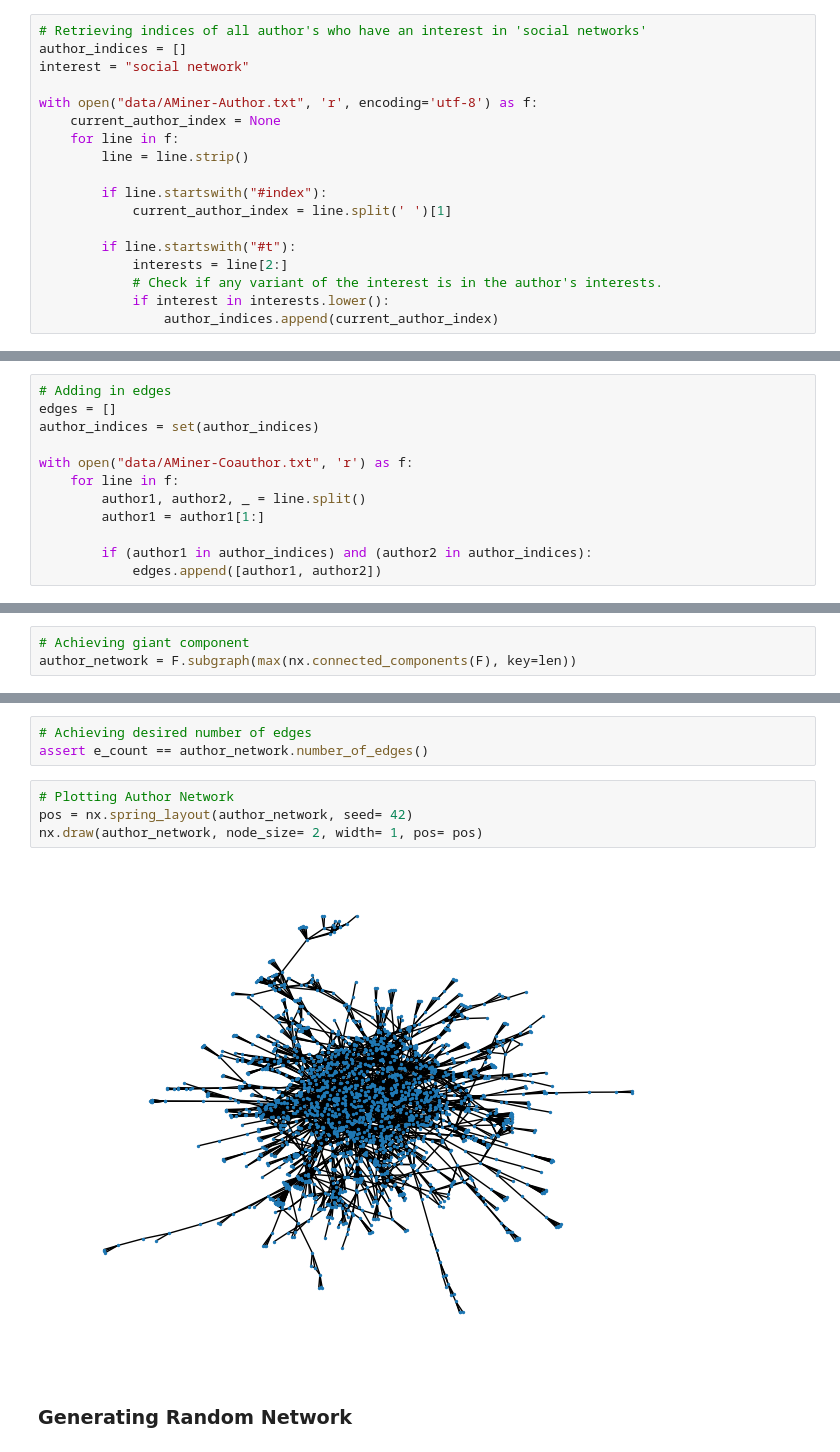
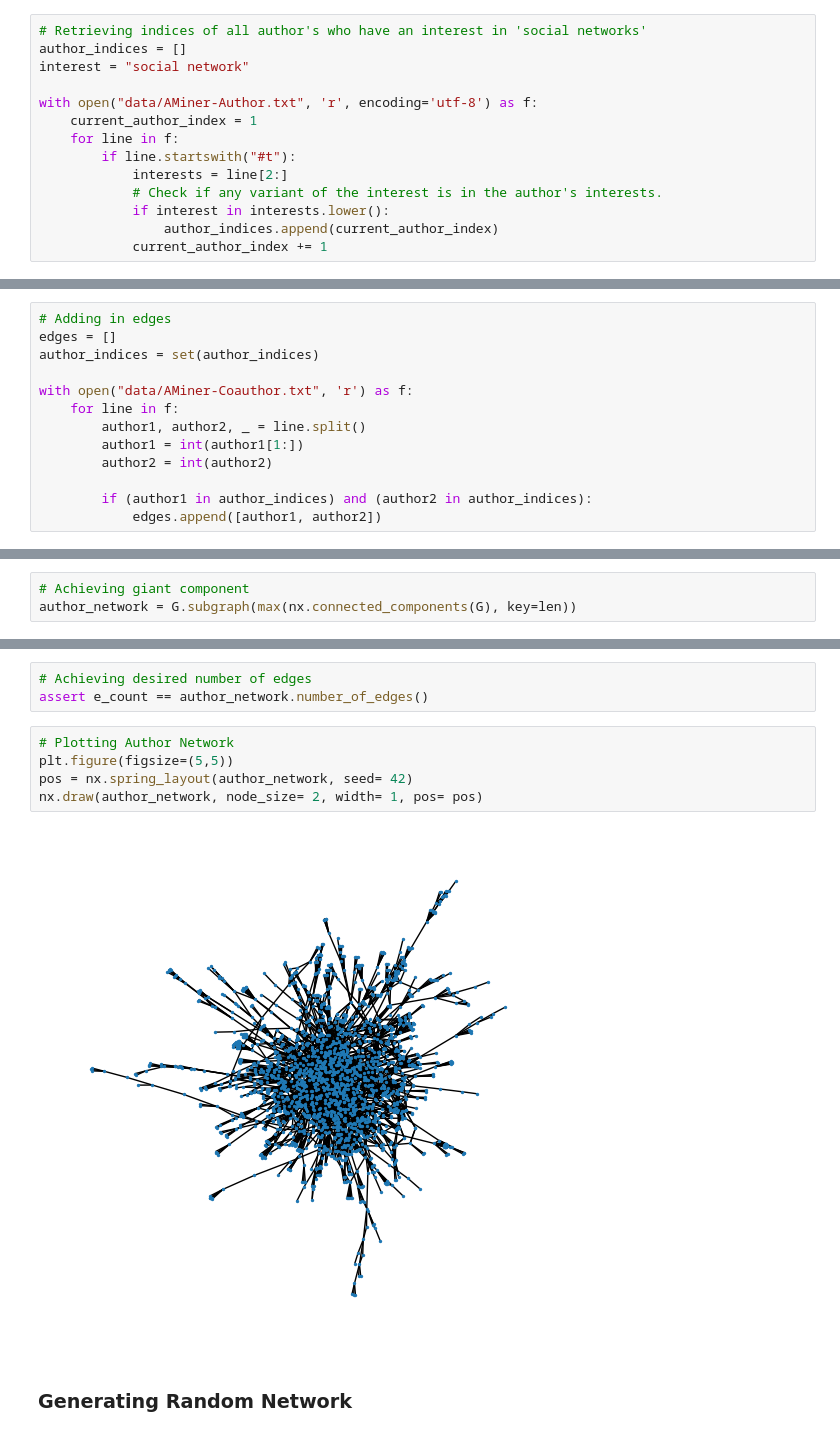
Before and after one commit to ignRyann/author-network-analysis, a Jupyter notebook: coursework1.ipynb, the cells around one changed output, grey strips where cells are left out. Drawn from its saved outputs; the diff is of its cells as text.

Commit message:
Updated Graphs

```diff
--- a/coursework1.ipynb
+++ b/coursework1.ipynb
@@ -21,18 +21,14 @@ author_indices = []
 interest = "social network"
 
 with open("data/AMiner-Author.txt", 'r', encoding='utf-8') as f:
-    current_author_index = None
+    current_author_index = 1
     for line in f:
-        line = line.strip()
-
-        if line.startswith("#index"):
-            current_author_index = line.split(' ')[1]
-
         if line.startswith("#t"):
             interests = line[2:]
             # Check if any variant of the interest is in the author's interests.
             if interest in interests.lower():
                 author_indices.append(current_author_index)
+            current_author_index += 1
 # %%
 # Adding all author indices to the graph
 G.clear()
@@ -50,7 +46,8 @@ author_indices = set(author_indices)
 with open("data/AMiner-Coauthor.txt", 'r') as f:
     for line in f:
         author1, author2, _ = line.split()
-        author1 = author1[1:]
+        author1 = int(author1[1:])
+        author2 = int(author2)
 
         if (author1 in author_indices) and (author2 in author_indices):
             edges.append([author1, author2])
@@ -67,7 +60,7 @@ F.remove_nodes_from(list(nx.isolates(F)))
 - Thirdly, you extract the giant component in the above simple graph. For your information, the giant component should contain 2,068 unique nodes and 5,163 unique links. Note that link a-b is same as link b-a, which is a single unique link, not two links.
 # %%
 # Achieving giant component
-author_network = F.subgraph(max(nx.connected_components(F), key=len))
+author_network = G.subgraph(max(nx.connected_components(G), key=len))
 # %%
 # Desired Values
 n_count = 2068
@@ -80,10 +73,11 @@ assert n_count == author_network.number_of_nodes()
 assert e_count == author_network.number_of_edges()
 # %%
 # Plotting Author Network
+plt.figure(figsize=(5,5))
 pos = nx.spring_layout(author_network, seed= 42)
 nx.draw(author_network, node_size= 2, width= 1, pos= pos)
 # %% [output]
-[figure, old version]
+[figure, new version]
 # %% [markdown]
 ### Generating Random Network
 # %% [markdown]
```
Also changed, not shown: parts of 38 cells of this notebook.
